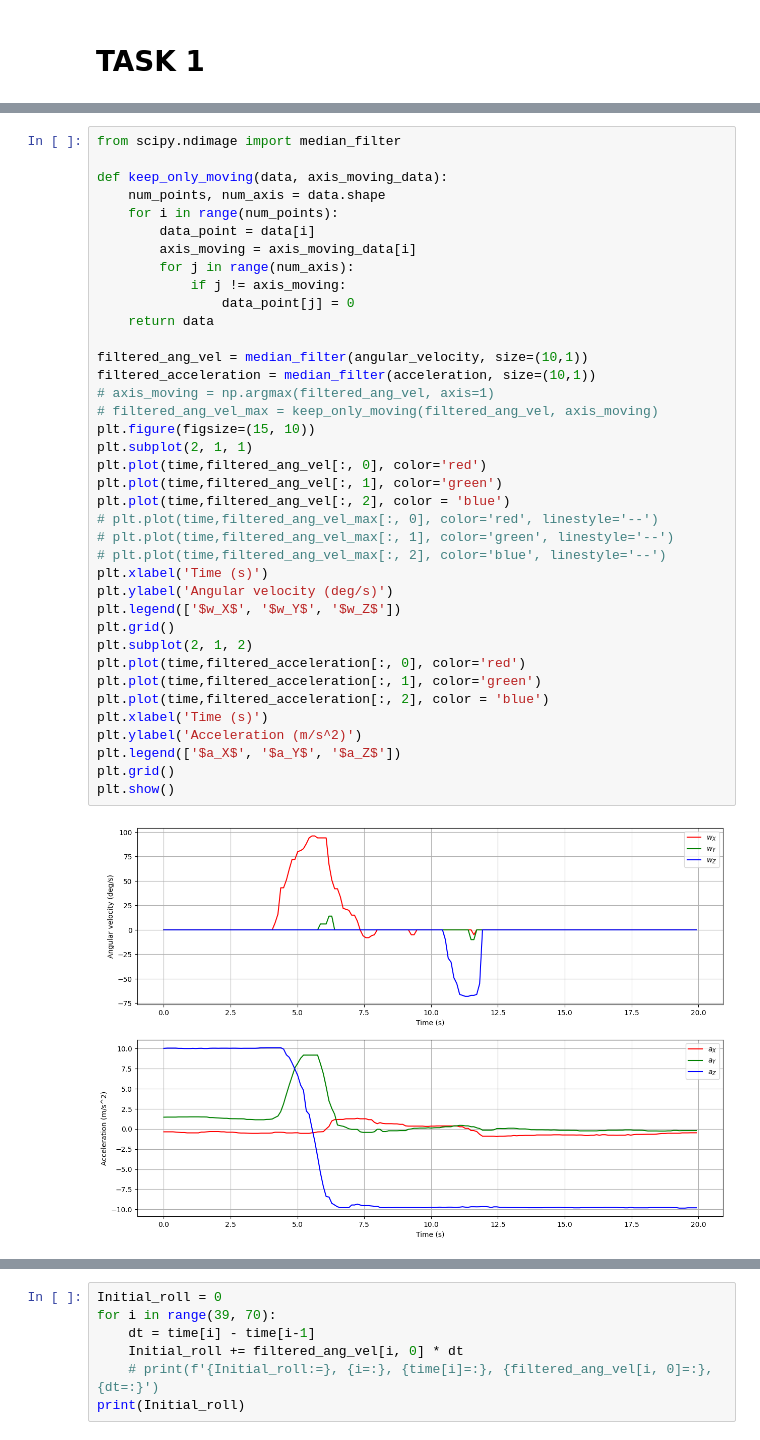
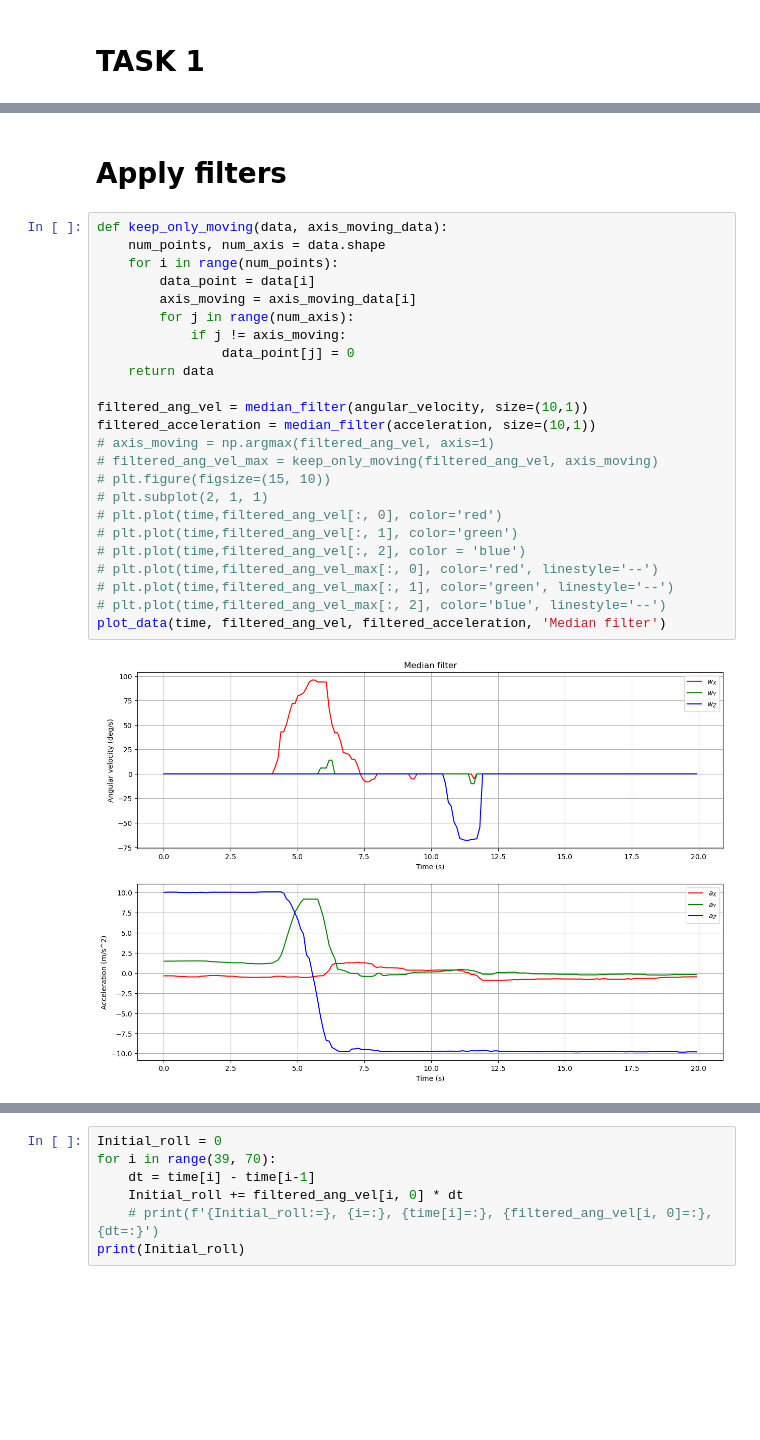
Before and after one commit to RodsCoimbra/IST-ROBO, a Jupyter notebook: task1.ipynb, the cells around one changed output, grey strips where cells are left out. Cells and saved outputs as stored; diff of their text form; blank space fills up the shorter version.

```diff
--- a/task1.ipynb
+++ b/task1.ipynb
@@ -77,40 +165,28 @@ plt.show()
+# %% [markdown]
+# Apply filters
 # %%
-from scipy.ndimage import median_filter
-
 def keep_only_moving(data, axis_moving_data):
     num_points, num_axis = data.shape
     for i in range(num_points):
         data_point = data[i]
         axis_moving = axis_moving_data[i]
         for j in range(num_axis):
             if j != axis_moving:
                 data_point[j] = 0
     return data
 
 filtered_ang_vel = median_filter(angular_velocity, size=(10,1))
 filtered_acceleration = median_filter(acceleration, size=(10,1))
 # axis_moving = np.argmax(filtered_ang_vel, axis=1)
 # filtered_ang_vel_max = keep_only_moving(filtered_ang_vel, axis_moving)
-plt.figure(figsize=(15, 10))
-plt.subplot(2, 1, 1)
-plt.plot(time,filtered_ang_vel[:, 0], color='red')
-plt.plot(time,filtered_ang_vel[:, 1], color='green')
-plt.plot(time,filtered_ang_vel[:, 2], color = 'blue')
+# plt.figure(figsize=(15, 10))
+# plt.subplot(2, 1, 1)
+# plt.plot(time,filtered_ang_vel[:, 0], color='red')
+# plt.plot(time,filtered_ang_vel[:, 1], color='green')
+# plt.plot(time,filtered_ang_vel[:, 2], color = 'blue')
 # plt.plot(time,filtered_ang_vel_max[:, 0], color='red', linestyle='--')
 # plt.plot(time,filtered_ang_vel_max[:, 1], color='green', linestyle='--')
 # plt.plot(time,filtered_ang_vel_max[:, 2], color='blue', linestyle='--')
-plt.xlabel('Time (s)')
-plt.ylabel('Angular velocity (deg/s)')
-plt.legend(['$w_X$', '$w_Y$', '$w_Z$'])
-plt.grid()
-plt.subplot(2, 1, 2)
-plt.plot(time,filtered_acceleration[:, 0], color='red')
-plt.plot(time,filtered_acceleration[:, 1], color='green')
-plt.plot(time,filtered_acceleration[:, 2], color = 'blue')
-plt.xlabel('Time (s)')
-plt.ylabel('Acceleration (m/s^2)')
-plt.legend(['$a_X$', '$a_Y$', '$a_Z$'])
-plt.grid()
-plt.show()
+plot_data(time, filtered_ang_vel, filtered_acceleration, 'Median filter')
 # %% [output]
-[figure, old version]
+[figure, new version]
```
Also changed, not shown: parts of 23 cells of this notebook, 1 other file.
